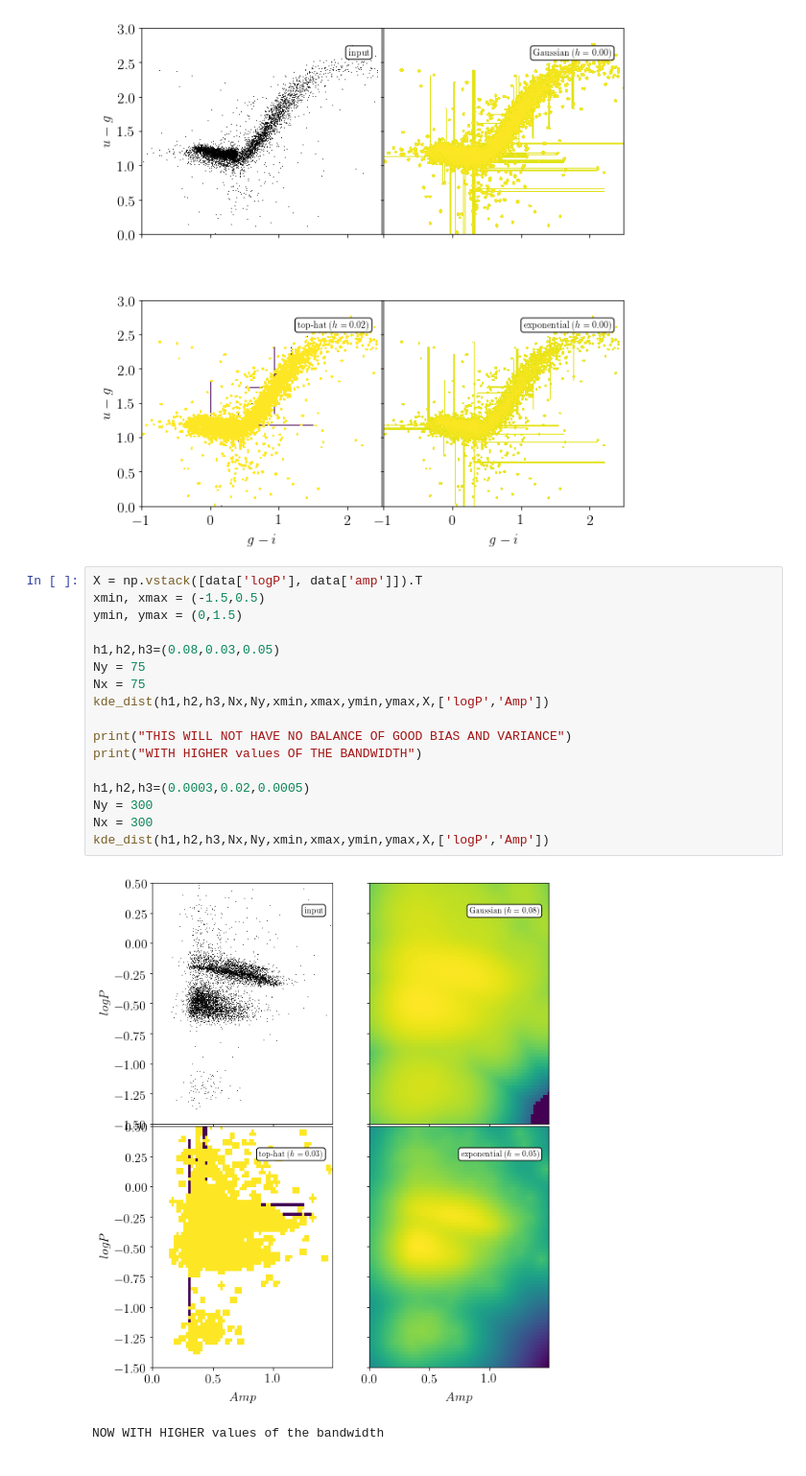
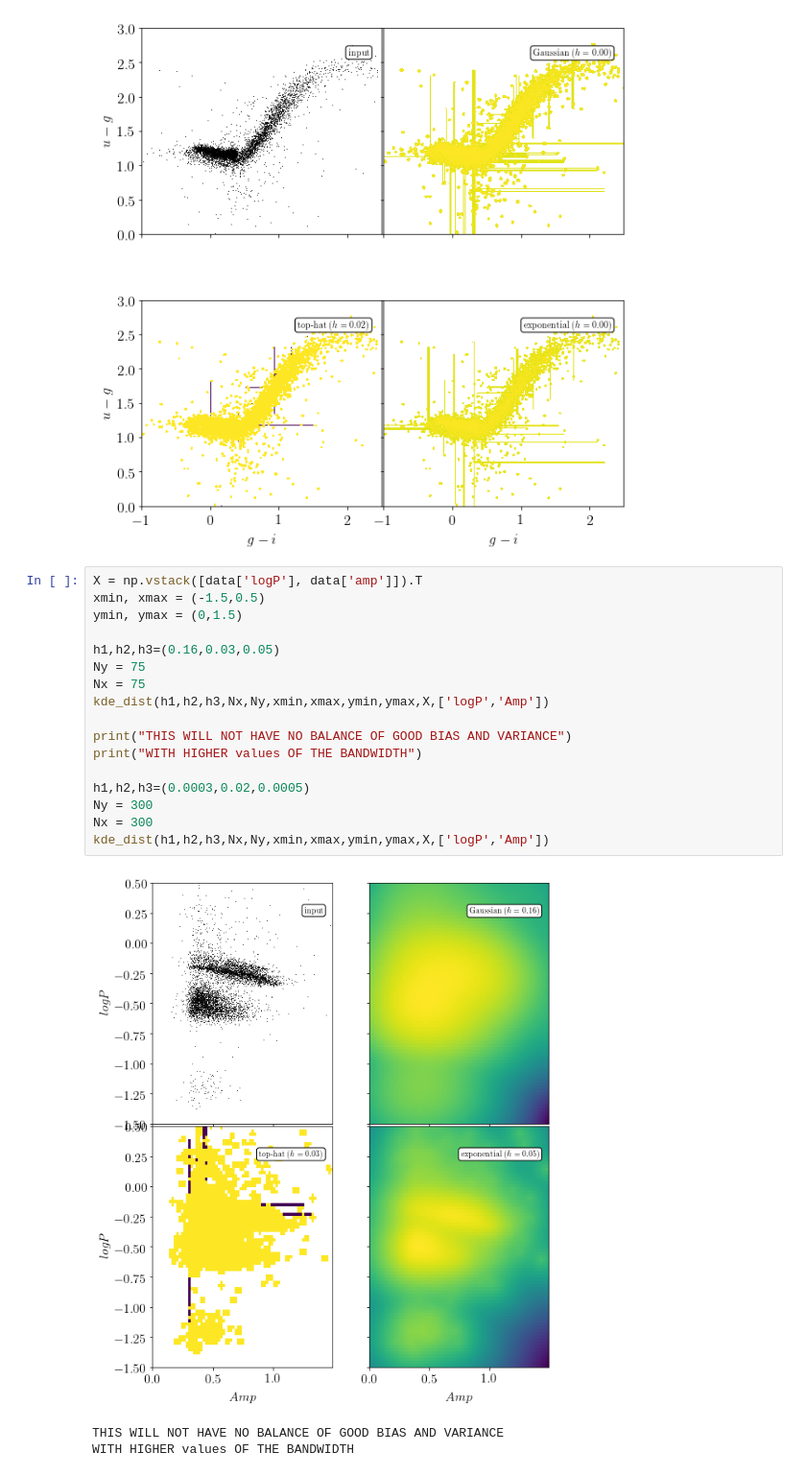
Before and after one commit to varunchaturmutha/homework, a Jupyter notebook: HW7.ipynb, the cells around one changed output. Shown: that part at 96% size. Cells and saved outputs as stored; diff of their text form.

```diff
--- a/HW7.ipynb
+++ b/HW7.ipynb
@@ -195,21 +195,22 @@ WITH HIGHER values OF THE BADND
 # %%
 X = np.vstack([data['logP'], data['amp']]).T
 xmin, xmax = (-1.5,0.5)
 ymin, ymax = (0,1.5)
 
-h1,h2,h3=(0.08,0.03,0.05)
+h1,h2,h3=(0.16,0.03,0.05)
 Ny = 75
 Nx = 75
 kde_dist(h1,h2,h3,Nx,Ny,xmin,xmax,ymin,ymax,X,['logP','Amp'])
 
 print("THIS WILL NOT HAVE NO BALANCE OF GOOD BIAS AND VARIANCE")
 print("WITH HIGHER values OF THE BANDWIDTH")
 
 h1,h2,h3=(0.0003,0.02,0.0005)
 Ny = 300
 Nx = 300
 kde_dist(h1,h2,h3,Nx,Ny,xmin,xmax,ymin,ymax,X,['logP','Amp'])
 # %% [output]
-[figure, old version]
+[figure, new version]
-NOW WITH HIGHER values of the bandwidth
+THIS WILL NOT HAVE NO BALANCE OF GOOD BIAS AND VARIANCE
+WITH HIGHER values OF THE BANDWIDTH
 [figure]
```
